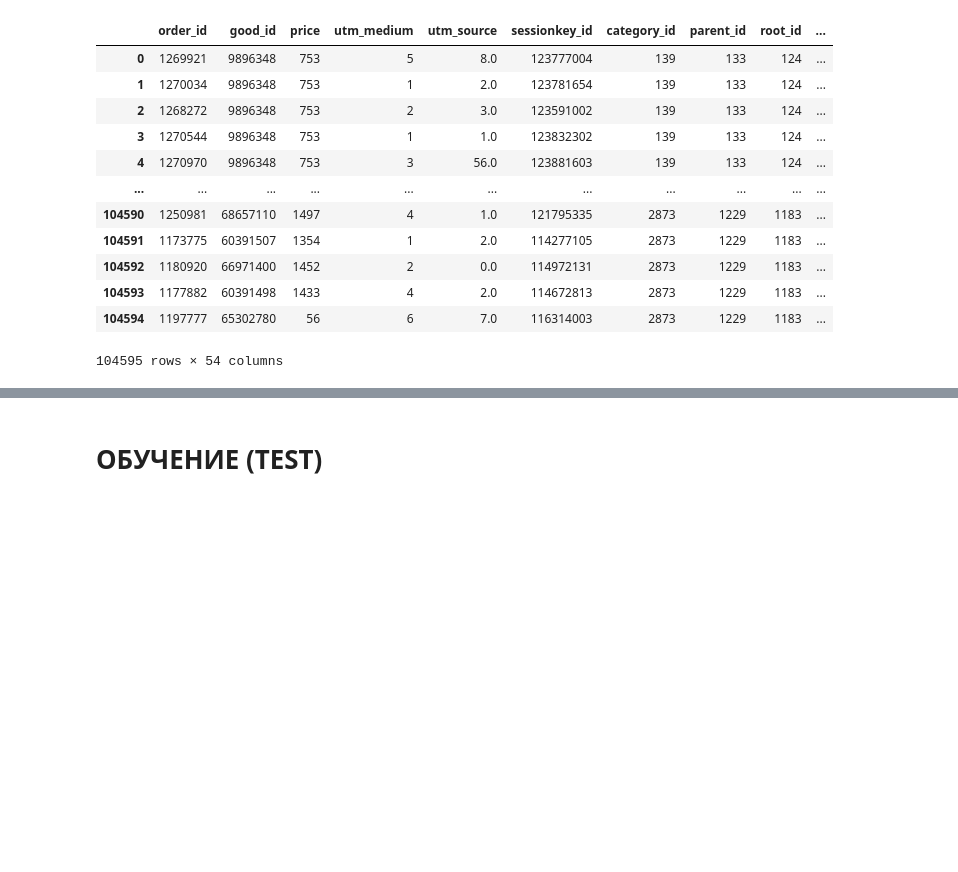
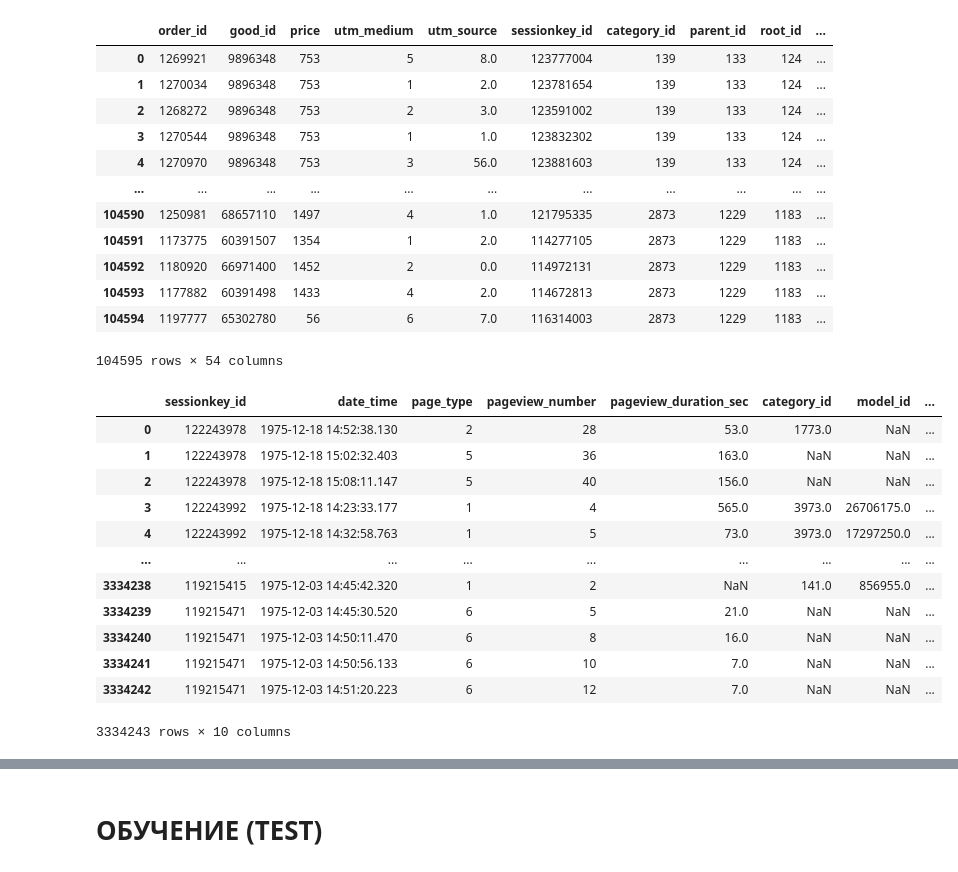
Before and after one commit to zgermion/Callcenter-predict, a Jupyter notebook: baseline.ipynb, the cells around one changed output, grey strips where cells are left out. Drawn from its saved outputs; the diff is of its cells as text; code cells hidden in the pictures; blank space fills up the shorter version.

```diff
--- a/baseline.ipynb
+++ b/baseline.ipynb
@@ -689,0 +672,4 @@ data_train
+# %%
+data_train = pd.read_csv("./data_train_new.csv")
+data_test = pd.read_csv("./data_test_new.csv")
+data_webstat = pd.read_csv("./data/t1_webstat.csv")
@@ -689,0 +689,16 @@ data_train
+# %%
+data_webstat
+# %% [output]
+|  | sessionkey_id | date_time | page_type | pageview_number | pageview_duration_sec | category_id | model_id | ... |
+| 0 | 122243978 | 1975-12-18 14:52:38.130 | 2 | 28 | 53.0 | 1773.0 | NaN | ... |
+| 1 | 122243978 | 1975-12-18 15:02:32.403 | 5 | 36 | 163.0 | NaN | NaN | ... |
+| 2 | 122243978 | 1975-12-18 15:08:11.147 | 5 | 40 | 156.0 | NaN | NaN | ... |
+| 3 | 122243992 | 1975-12-18 14:23:33.177 | 1 | 4 | 565.0 | 3973.0 | 26706175.0 | ... |
+| 4 | 122243992 | 1975-12-18 14:32:58.763 | 1 | 5 | 73.0 | 3973.0 | 17297250.0 | ... |
+| ... | ... | ... | ... | ... | ... | ... | ... | ... |
+| 3334238 | 119215415 | 1975-12-03 14:45:42.320 | 1 | 2 | NaN | 141.0 | 856955.0 | ... |
+| 3334239 | 119215471 | 1975-12-03 14:45:30.520 | 6 | 5 | 21.0 | NaN | NaN | ... |
+| 3334240 | 119215471 | 1975-12-03 14:50:11.470 | 6 | 8 | 16.0 | NaN | NaN | ... |
+| 3334241 | 119215471 | 1975-12-03 14:50:56.133 | 6 | 10 | 7.0 | NaN | NaN | ... |
+| 3334242 | 119215471 | 1975-12-03 14:51:20.223 | 6 | 12 | 7.0 | NaN | NaN | ... |
+3334243 rows × 10 columns
```
Also changed, not shown: parts of 18 cells of this notebook, 3 other files.
